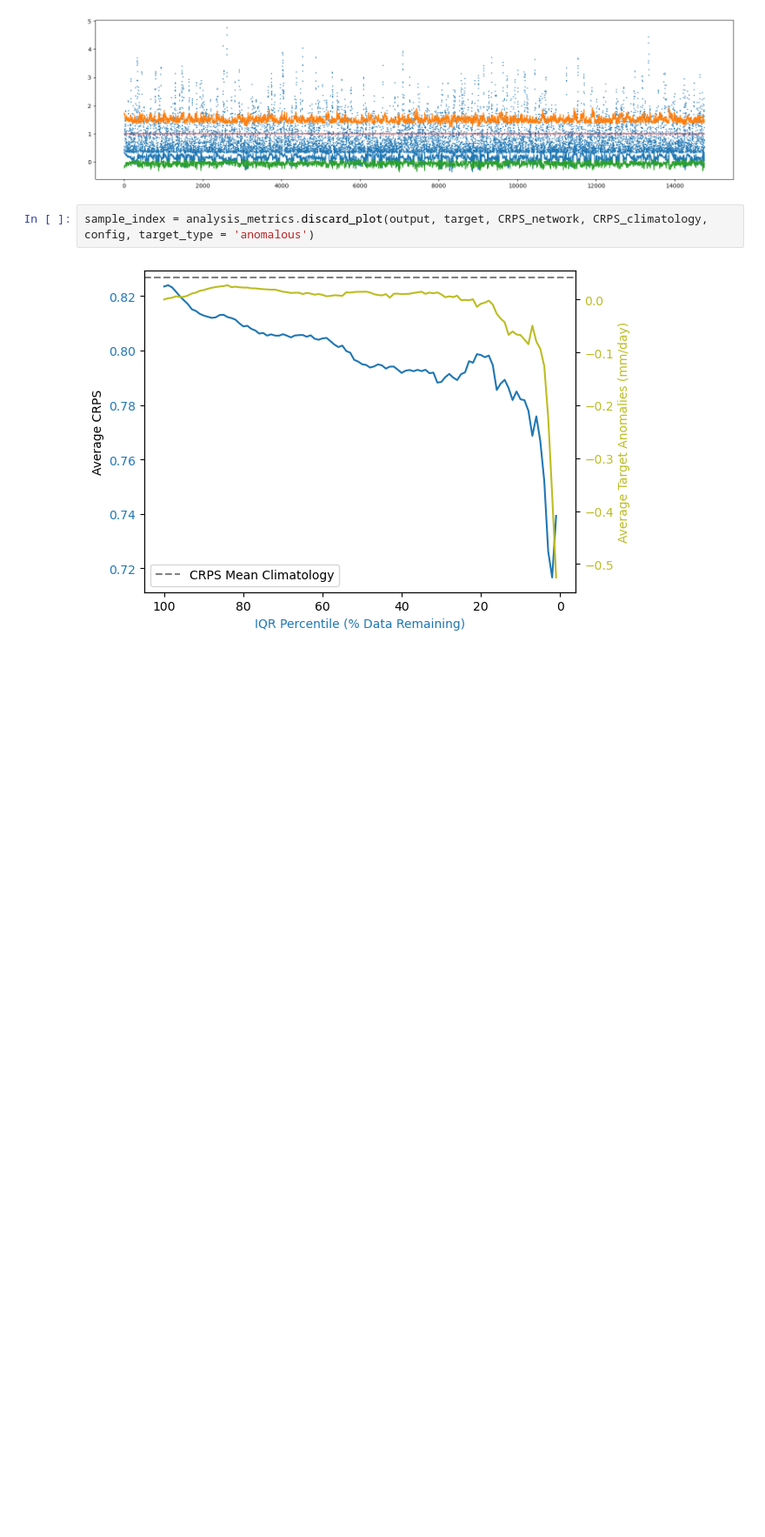
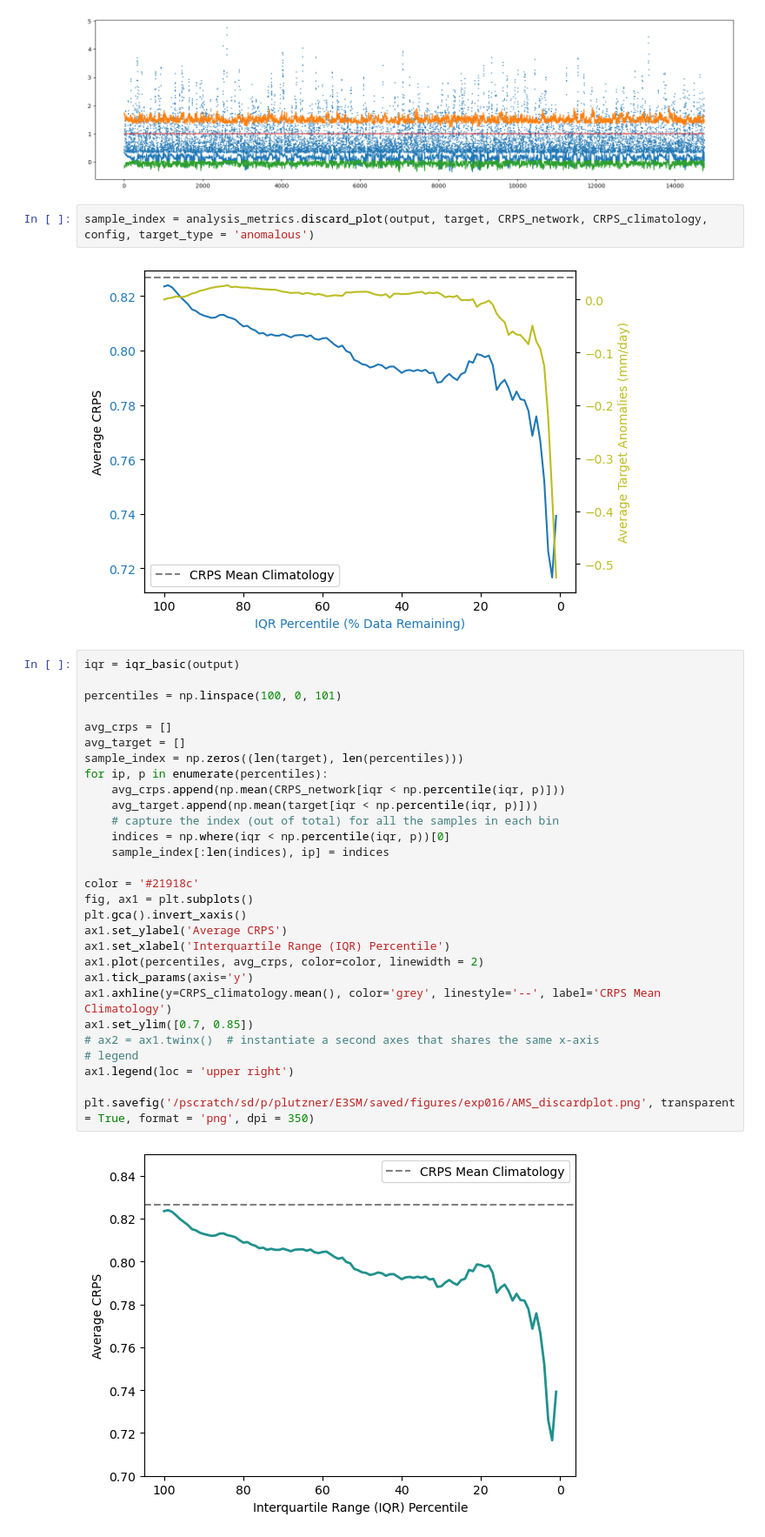
Before and after one commit to Jolan-vP/E3SM, a Jupyter notebook: exp016_predictionsweep.ipynb, the cells around one changed output. Shown: that part at 87% size. Drawn from its saved outputs; the diff is of its cells as text; blank space fills up the shorter version.

```diff
--- a/exp016_predictionsweep.ipynb
+++ b/exp016_predictionsweep.ipynb
@@ -89,6 +90,37 @@ plt.plot(output[:, 3])
 sample_index = analysis_metrics.discard_plot(output, target, CRPS_network, CRPS_climatology, config, target_type = 'anomalous')
 # %% [output]
 [figure]
+# %%
+iqr = iqr_basic(output)
+
+percentiles = np.linspace(100, 0, 101)
+
+avg_crps = []
+avg_target = []
+sample_index = np.zeros((len(target), len(percentiles)))
+for ip, p in enumerate(percentiles):
+    avg_crps.append(np.mean(CRPS_network[iqr < np.percentile(iqr, p)]))
+    avg_target.append(np.mean(target[iqr < np.percentile(iqr, p)]))
+    # capture the index (out of total) for all the samples in each bin
+    indices = np.where(iqr < np.percentile(iqr, p))[0]
+    sample_index[:len(indices), ip] = indices
+
+color = '#21918c'
+fig, ax1 = plt.subplots()
+plt.gca().invert_xaxis()
+ax1.set_ylabel('Average CRPS')
+ax1.set_xlabel('Interquartile Range (IQR) Percentile')
+ax1.plot(percentiles, avg_crps, color=color, linewidth = 2)
+ax1.tick_params(axis='y')
+ax1.axhline(y=CRPS_climatology.mean(), color='grey', linestyle='--', label='CRPS Mean Climatology')
+ax1.set_ylim([0.7, 0.85])
+# ax2 = ax1.twinx()  # instantiate a second axes that shares the same x-axis
+# legend
+ax1.legend(loc = 'upper right')
+
+plt.savefig('/pscratch/sd/p/plutzner/E3SM/saved/figures/exp016/AMS_discardplot.png', transparent = True, format = 'png', dpi = 350)
+# %% [output]
+[figure, added]
 # %%
 print(sample_index.shape)
 
```
Also changed, not shown: parts of 6 cells of this notebook, 5 other files.
